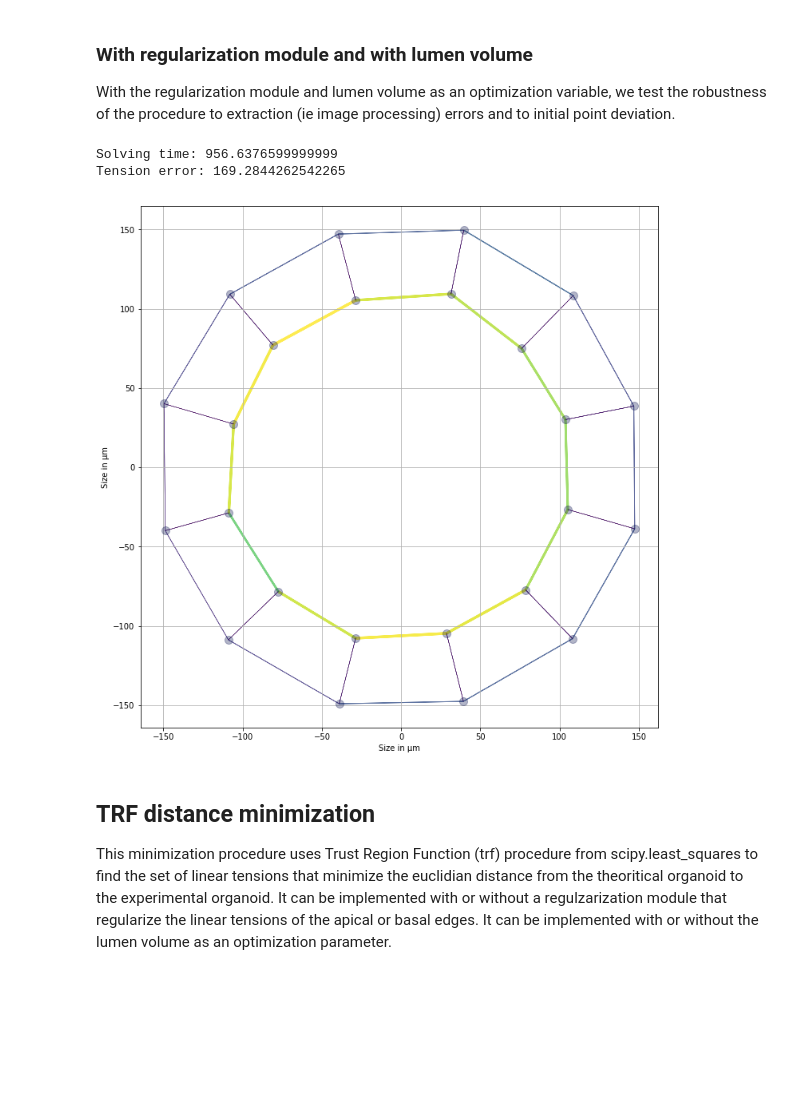
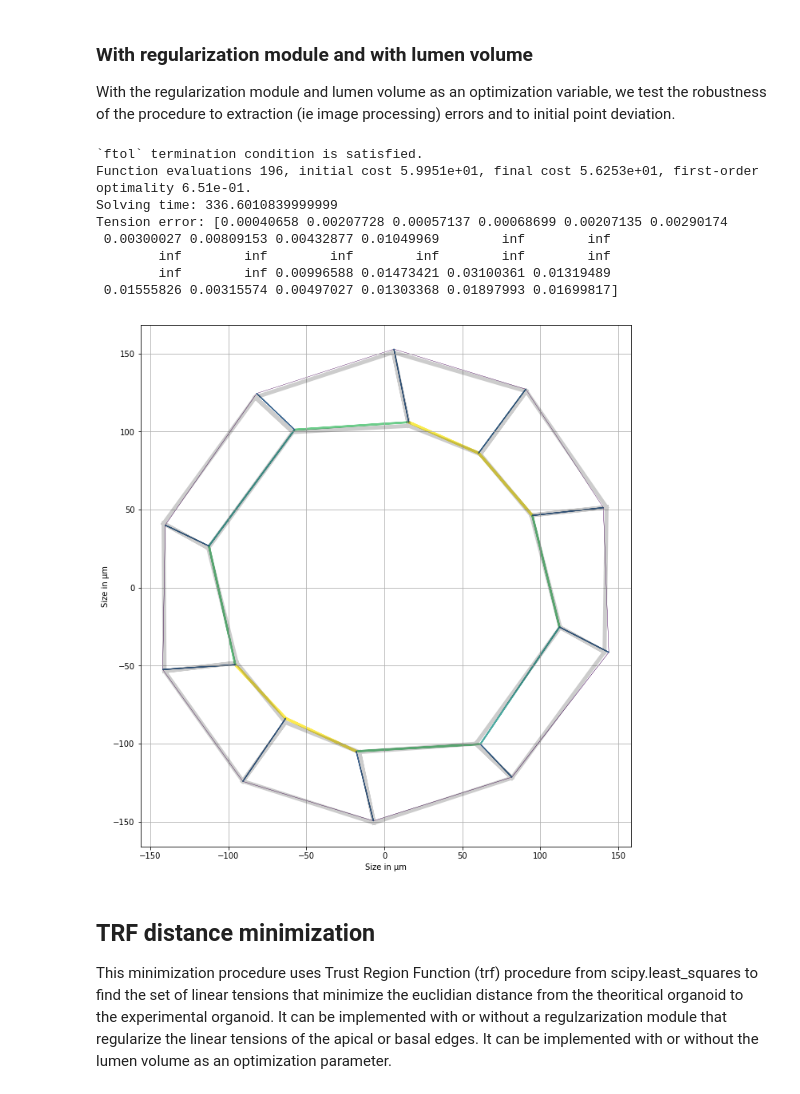
Before and after one commit to felixquinton/tyssue-taylor, a Jupyter notebook: notebooks/Quick test pipeline.ipynb, the cells around one changed output. Drawn from its saved outputs; the diff is of its cells as text; code cells hidden in the pictures; blank space fills up the shorter version.

```diff
--- a/notebooks/Quick test pipeline.ipynb
+++ b/notebooks/Quick test pipeline.ipynb
@@ -115,5 +125,3 @@ psqp_opt = {'lb': 0, 'ub': 100, 'method': 'PSQP'}
-# %%
-theta = 0.04
 # %% [markdown]
 # Robustness to extraction errors
 
@@ -176,17 +198,13 @@ Tension error: 170.64762836947307
 Without the regularization module but with lumen volume as an optimization variable, we test the robustness of the procedure to extraction (ie image processing) errors and to initial point deviation.
 # %%
 start = time.clock()
-noisy = organo.copy()
-initial_guess = np.concatenate((organo.edge_df.line_tension[:Nf]*4,
-                                organo.edge_df.line_tension[Nf:2*Nf]*2,
-                                organo.edge_df.line_tension[2*Nf:3*Nf],
-                                [organo.settings['lumen_volume']]))
-noisy.vert_df.loc[:,('x','y')] *= np.random.normal(1.0,theta,(noisy.Nv,2))
-res = adjust_tensions(noisy, initial_guess, {'dic':{}, 'weight':0},
-                      energy_opt, **lm_opt)
-noisy.edge_df.line_tension = prepare_tensions(noisy,res.x[:3*organo.Nf])
-Solver.find_energy_min(noisy, geom, model)
+res = adjust_tensions(noisy, np.concatenate((initial_guess, [organo.settings['lumen_volume']])),
+                      {'dic':{}, 'weight':0}, energy_opt, **lm_opt)
+noisy_lm_nr_l = noisy.copy()
+noisy_lm_nr_l.edge_df.line_tension = prepare_tensions(noisy_lm_nr_l,res.x)
+Solver.find_energy_min(noisy_lm_nr_l, geom, model)
 print('Solving time: '+str(time.clock()-start))
-print('Tension error: '+str(np.sum(np.abs(organo.edge_df.line_tension[:3*organo.Nf]-res.x[:3*organo.Nf]))))
-print_tensions(noisy)
+print('Tension error: '+str(np.divide(np.abs(organo.edge_df.line_tension[:3*organo.Nf].values-res.x[:3*organo.Nf]),
+                                             organo.edge_df.line_tension[:3*organo.Nf].values)))
+print_tensions(noisy_lm_nr_l, organo)
 # %% [output]
@@ -197,27 +221,28 @@ Tension error: 169.63236557115124
 ### With regularization module and with lumen volume
 With the regularization module and lumen volume as an optimization variable, we test the robustness of the procedure to extraction (ie image processing) errors and to initial point deviation.
 # %%
-reg_weight = 1.0
-
 start = time.clock()
-noisy = organo.copy()
-initial_guess = np.concatenate((organo.edge_df.line_tension[:Nf]*4,
-                                organo.edge_df.line_tension[Nf:2*Nf]*2,
-                                organo.edge_df.line_tension[2*Nf:3*Nf],
-                                [organo.settings['lumen_volume']]))
-noisy.vert_df.loc[:,('x','y')] *= np.random.normal(1.0,theta,(noisy.Nv,2))
-res = adjust_tensions(noisy, initial_guess,
+res = adjust_tensions(noisy, np.concatenate((initial_guess, [organo.settings['lumen_volume']])),
                       {'dic':{'apical' : True, 'basal': True}, 'weight':reg_weight},
                       energy_opt, **lm_opt)
-noisy.edge_df.line_tension = prepare_tensions(noisy,res.x[:3*organo.Nf])
-Solver.find_energy_min(noisy, geom, model)
+
+noisy_lm_r_l = noisy.copy()
+noisy_lm_r_l.edge_df.line_tension = prepare_tensions(noisy_lm_r_l,res.x)
+Solver.find_energy_min(noisy_lm_r_l, geom, model)
 print('Solving time: '+str(time.clock()-start))
-print('Tension error: '+str(np.sum(np.abs(organo.edge_df.line_tension[:3*organo.Nf]-res.x[:3*organo.Nf]))))
-print_tensions(noisy)
+print('Tension error: '+str(np.divide(np.abs(organo.edge_df.line_tension[:3*organo.Nf].values-res.x[:3*organo.Nf]),
+                                             organo.edge_df.line_tension[:3*organo.Nf].values)))
+print_tensions(noisy_lm_r_l, organo)
 # %% [output]
-Solving time: 956.6376599999999
-Tension error: 169.2844262542265
+`ftol` termination condition is satisfied.
+Function evaluations 196, initial cost 5.9951e+01, final cost 5.6253e+01, first-order optimality 6.51e-01.
+Solving time: 336.6010839999999
+Tension error: [0.00040658 0.00207728 0.00057137 0.00068699 0.00207135 0.00290174
+ 0.00300027 0.00809153 0.00432877 0.01049969        inf        inf
+        inf        inf        inf        inf        inf        inf
+        inf        inf 0.00996588 0.01473421 0.03100361 0.01319489
+ 0.01555826 0.00315574 0.00497027 0.01303368 0.01897993 0.01699817]
-[figure, old version]
+[figure, new version]
 # %% [markdown]
 ## TRF distance minimization
 This minimization procedure uses Trust Region Function (trf) procedure from scipy.least_squares to find the set of linear tensions that minimize the euclidian distance from the theoritical organoid to the experimental organoid.
```
Also changed, not shown: parts of 53 cells of this notebook, 4 other files.
